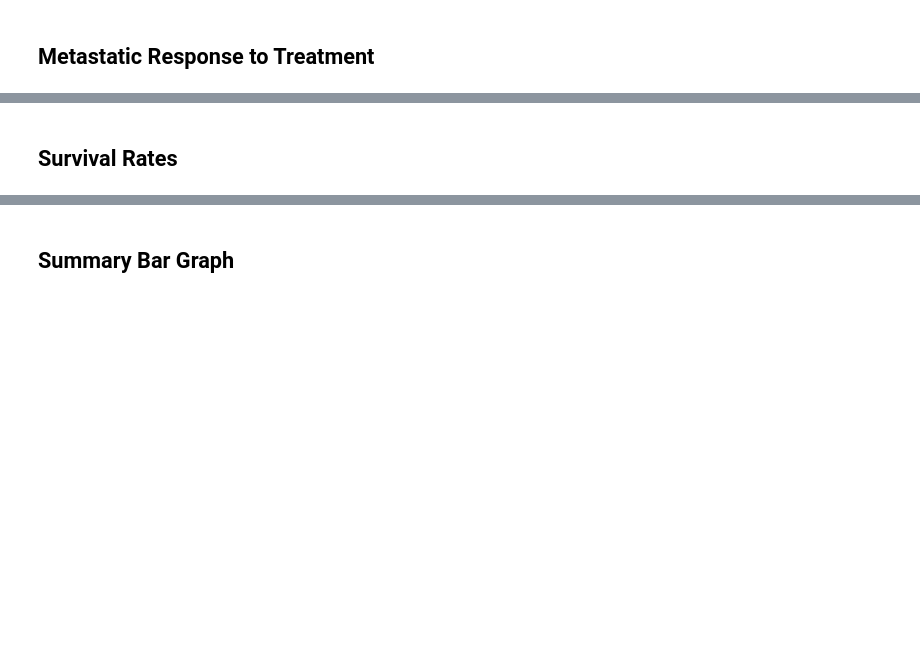
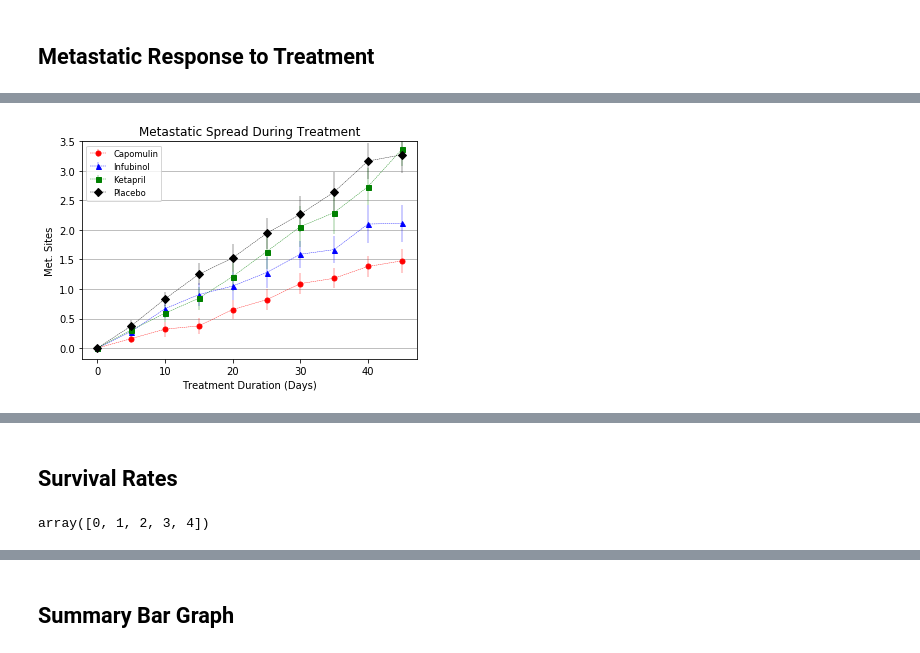
Before and after one commit to shakespearbi/matplotlib-challenge, a Jupyter notebook: Instructions/Pymaceuticals/pymaceuticals_starter.ipynb, the cells around one changed output, grey strips where cells are left out. Cells and saved outputs as stored; diff of their text form; code cells hidden in the pictures; blank space fills up the shorter version.

```diff
--- a/Instructions/Pymaceuticals/pymaceuticals_starter.ipynb
+++ b/Instructions/Pymaceuticals/pymaceuticals_starter.ipynb
@@ -69,7 +131,11 @@ plt.show()
 ## Metastatic Response to Treatment
 # %%
 # Store the Mean Met. Site Data Grouped by Drug and Timepoint
+avg_met = drugtime_grouped.mean()["Metastatic Sites"]
 
+mean_met_df = pd.DataFrame(avg_met)
+mean_met_df = mean_met_df.reset_index()
 # Convert to DataFrame
 
 # Preview DataFrame
+mean_met_df
@@ -76,6 +156,10 @@ plt.show()
 # %%
 # Store the Standard Error associated with Met. Sites Grouped by Drug and Timepoint
+se_met = drugtime_grouped.sem()["Metastatic Sites"]
 
 # Convert to DataFrame
+se_met_df = pd.DataFrame(se_met)
+se_met_df = se_met_df.reset_index()
 
 # Preview DataFrame
+se_met_df
@@ -82,4 +180,8 @@ plt.show()
 # %%
 # Minor Data Munging to Re-Format the Data Frames
+mean_met_pivot_df = mean_met_df.pivot(columns = 'Drug', index = 'Timepoint', values = 'Metastatic Sites')
+
+se_met_pivot_df = se_met_df.pivot(columns = 'Drug', index = 'Timepoint', values = 'Metastatic Sites')
 
 # Preview that Reformatting worked
+mean_met_pivot_df
@@ -91,0 +217,26 @@ plt.show()
+# %%
+# Generate the Plot (with Error Bars)
+x_axis = mean_met_pivot_df.index
+
+plt.errorbar(x_axis, mean_met_pivot_df ["Capomulin"], yerr= se_met_pivot_df ["Capomulin"], color = "r", marker = "o",
+             markersize = 5, linestyle = "dashed", linewidth = 0.40)
+plt.errorbar(x_axis, mean_met_pivot_df ["Infubinol"] , yerr= se_met_pivot_df ["Infubinol"], color = "b",marker = "^",
+             markersize = 5, linestyle = "dashed", linewidth = 0.40)
+plt.errorbar(x_axis, mean_met_pivot_df ["Ketapril"] , yerr= se_met_pivot_df ["Ketapril"], color = "g", marker = "s",
+             markersize = 5, linestyle = "dashed", linewidth = 0.40)
+plt.errorbar(x_axis, mean_met_pivot_df ["Placebo"] , yerr= se_met_pivot_df ["Placebo"], color = "k",marker ="D",
+            markersize = 5, linestyle = "dashed", linewidth = 0.40)
+
+plt.title("Metastatic Spread During Treatment")
+plt.xlabel("Treatment Duration (Days)")
+plt.ylabel("Met. Sites")
+plt.ylim(top=3.5)
+plt.grid(axis = 'y')
+plt.legend(["Capomulin","Infubinol","Ketapril","Placebo"], loc="best", fontsize="small", fancybox=True)
+
+# Save the Figure
+plt.savefig("plot2.png")
+# Show the Figure
+plt.show()
+# %% [output]
+[figure, added]
@@ -93,5 +247,9 @@ plt.show()
 ![Metastatic Spread During Treatment](../Images/spread.png)
 # %% [markdown]
 ## Survival Rates
+# %%
+mouse_complete["Metastatic Sites"].unique()
+# %% [output]
+array([0, 1, 2, 3, 4])
 # %%
 # Store the Count of Mice Grouped by Drug and Timepoint (W can pass any metric)
```
Also changed, not shown: parts of 18 cells of this notebook, 2 other files.
